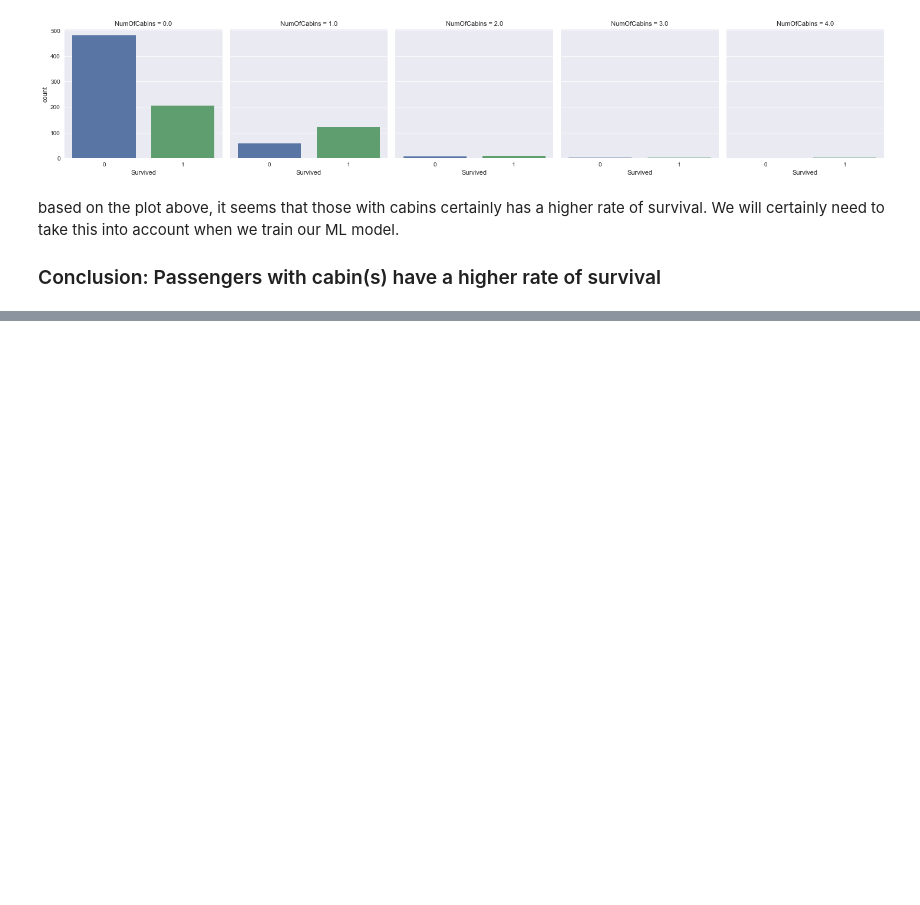
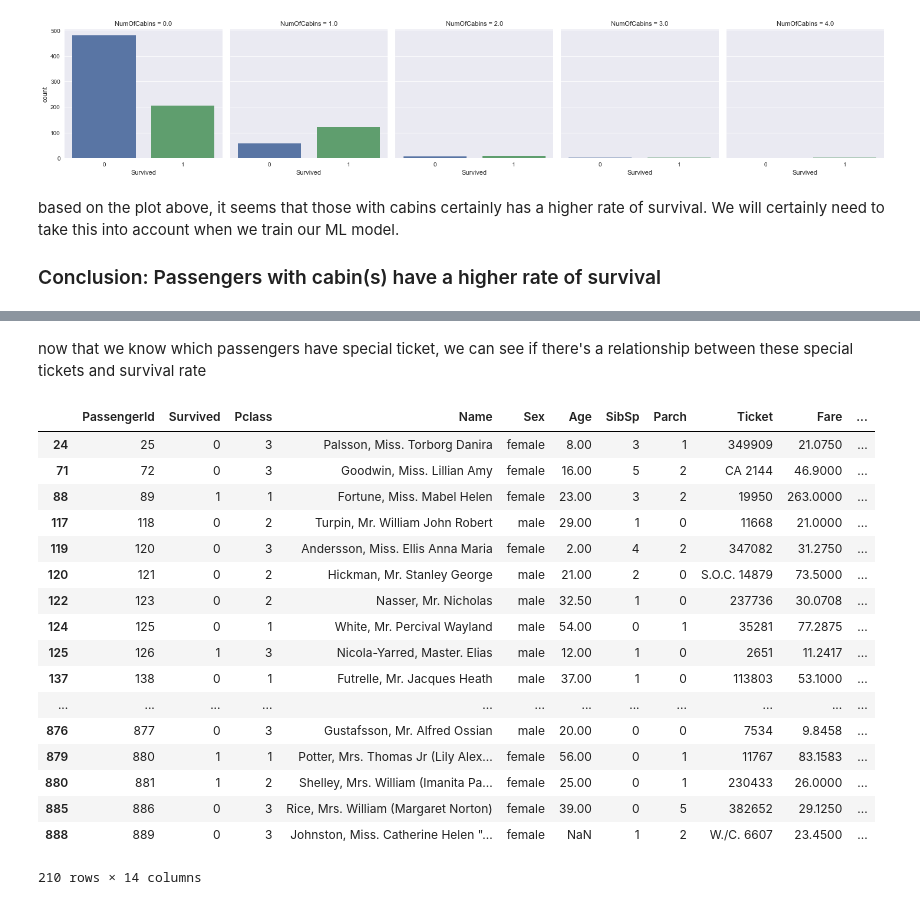
Before and after one commit to boonsiangteh/boonsiangteh.github.io, a Jupyter notebook: Boon_EDA_with_Titanic_Dataset.ipynb, the cells around one changed output, grey strips where cells are left out. Drawn from its saved outputs; the diff is of its cells as text; code cells hidden in the pictures; blank space fills up the shorter version.

```diff
--- a/Boon_EDA_with_Titanic_Dataset.ipynb
+++ b/Boon_EDA_with_Titanic_Dataset.ipynb
@@ -666,0 +703,23 @@ df_train.head()
+# %% [markdown]
+now that we know which passengers have special ticket, we can see if there's a relationship between these special tickets and survival rate
+# %%
+df_train_copy[df_train_copy.Ticket.duplicated()]
+# %% [output]
+|  | PassengerId | Survived | Pclass | Name | Sex | Age | SibSp | Parch | Ticket | Fare | ... |
+| 24 | 25 | 0 | 3 | Palsson, Miss. Torborg Danira | female | 8.00 | 3 | 1 | 349909 | 21.0750 | ... |
+| 71 | 72 | 0 | 3 | Goodwin, Miss. Lillian Amy | female | 16.00 | 5 | 2 | CA 2144 | 46.9000 | ... |
+| 88 | 89 | 1 | 1 | Fortune, Miss. Mabel Helen | female | 23.00 | 3 | 2 | 19950 | 263.0000 | ... |
+| 117 | 118 | 0 | 2 | Turpin, Mr. William John Robert | male | 29.00 | 1 | 0 | 11668 | 21.0000 | ... |
+| 119 | 120 | 0 | 3 | Andersson, Miss. Ellis Anna Maria | female | 2.00 | 4 | 2 | 347082 | 31.2750 | ... |
+| 120 | 121 | 0 | 2 | Hickman, Mr. Stanley George | male | 21.00 | 2 | 0 | S.O.C. 14879 | 73.5000 | ... |
+| 122 | 123 | 0 | 2 | Nasser, Mr. Nicholas | male | 32.50 | 1 | 0 | 237736 | 30.0708 | ... |
+| 124 | 125 | 0 | 1 | White, Mr. Percival Wayland | male | 54.00 | 0 | 1 | 35281 | 77.2875 | ... |
+| 125 | 126 | 1 | 3 | Nicola-Yarred, Master. Elias | male | 12.00 | 1 | 0 | 2651 | 11.2417 | ... |
+| 137 | 138 | 0 | 1 | Futrelle, Mr. Jacques Heath | male | 37.00 | 1 | 0 | 113803 | 53.1000 | ... |
+| ... | ... | ... | ... | ... | ... | ... | ... | ... | ... | ... | ... |
+| 876 | 877 | 0 | 3 | Gustafsson, Mr. Alfred Ossian | male | 20.00 | 0 | 0 | 7534 | 9.8458 | ... |
+| 879 | 880 | 1 | 1 | Potter, Mrs. Thomas Jr (Lily Alex... | female | 56.00 | 0 | 1 | 11767 | 83.1583 | ... |
+| 880 | 881 | 1 | 2 | Shelley, Mrs. William (Imanita Pa... | female | 25.00 | 0 | 1 | 230433 | 26.0000 | ... |
+| 885 | 886 | 0 | 3 | Rice, Mrs. William (Margaret Norton) | female | 39.00 | 0 | 5 | 382652 | 29.1250 | ... |
+| 888 | 889 | 0 | 3 | Johnston, Miss. Catherine Helen "... | female | NaN | 1 | 2 | W./C. 6607 | 23.4500 | ... |
+210 rows × 14 columns
```
Also changed, not shown: parts of 16 cells of this notebook.
